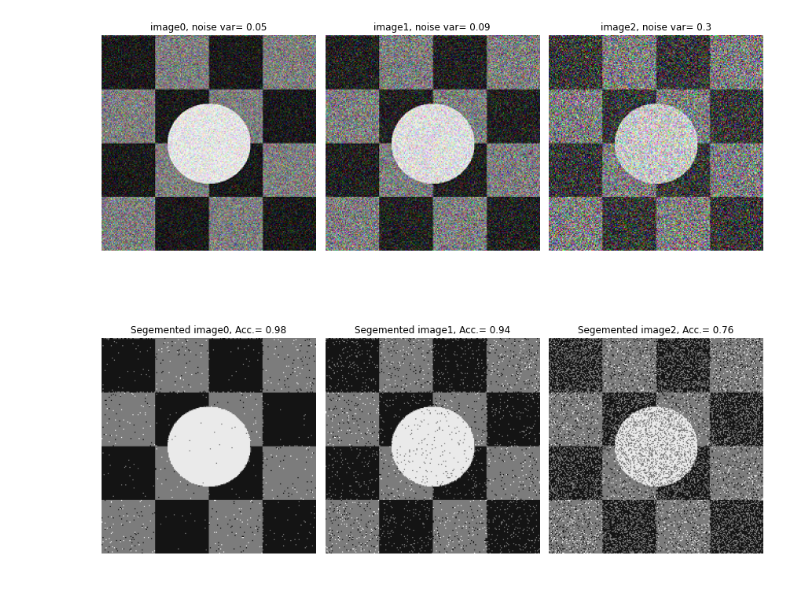
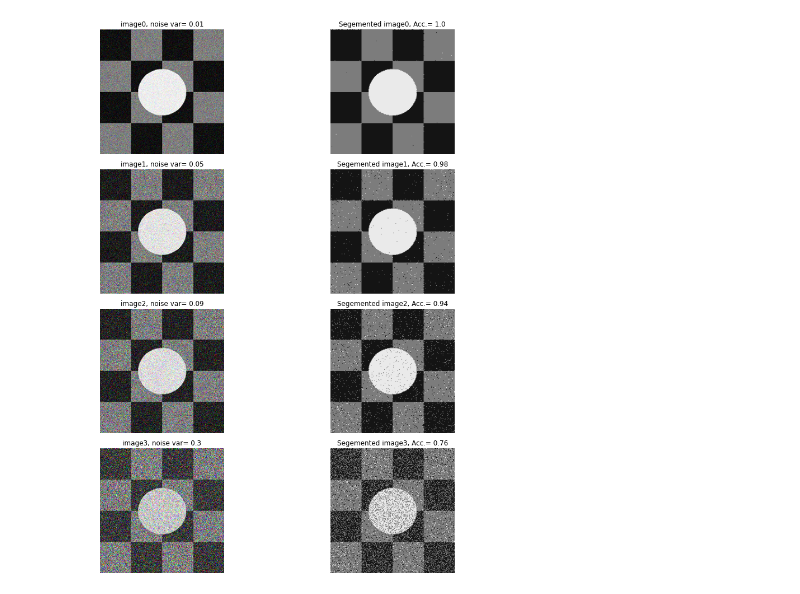
Before and after one commit to aaBadri/image-segmentation-mrf, a Jupyter notebook: mrf.ipynb, the cells around one changed output. Cells and saved outputs as stored; diff of their text form; code cells hidden in the pictures.

```diff
--- a/mrf.ipynb
+++ b/mrf.ipynb
@@ -120,7 +120,7 @@ class_original_image_filenames = ["test1-c1.png", "test1-c2.png", "test1-c3.png"
 other_pixels_colors = [0, 0, 255]
 noisy_train_image_filename = "test1noisy0-01.bmp"
 
-noises = ["05", "09", "3"]
+noises = ["01","05", "09", "3"]
 accs = []
 imgs = []
 for noise in noises:
@@ -129,18 +129,18 @@ for noise in noises:
     accs.append(acc)
     imgs.append(img)
 # %%
-fig, axs = plt.subplots(2,3, figsize=(12,12))
+fig, axs = plt.subplots(4,2, figsize=(14,14))
 
-for i in range(3):
-    axs[0][i].imshow(mpimg.imread("input/test1noisy0-" + noises[i] + ".bmp"))
-    axs[0][i].axis("off")
-    axs[0][i].title.set_text('image'+str(i)+', noise var= 0.'+str(noises[i]))
+for i in range(4):
+    axs[i][0].imshow(mpimg.imread("input/test1noisy0-" + noises[i] + ".bmp"))
+    axs[i][0].axis("off")
+    axs[i][0].title.set_text('image'+str(i)+', noise var= 0.'+str(noises[i]))
 
-    axs[1][i].imshow(imgs[i])
-    axs[1][i].axis("off")
-    axs[1][i].title.set_text('Segemented image'+str(i)+ ', Acc.= '+str(round(accs[i],2)))
+    axs[i][1].imshow(imgs[i])
+    axs[i][1].axis("off")
+    axs[i][1].title.set_text('Segemented image'+str(i)+ ', Acc.= '+str(round(accs[i],2)))
 
 plt.tight_layout()
 plt.show()
 # %% [output]
-[figure, old version]
+[figure, new version]
```
Also changed, not shown: 2 other files.
